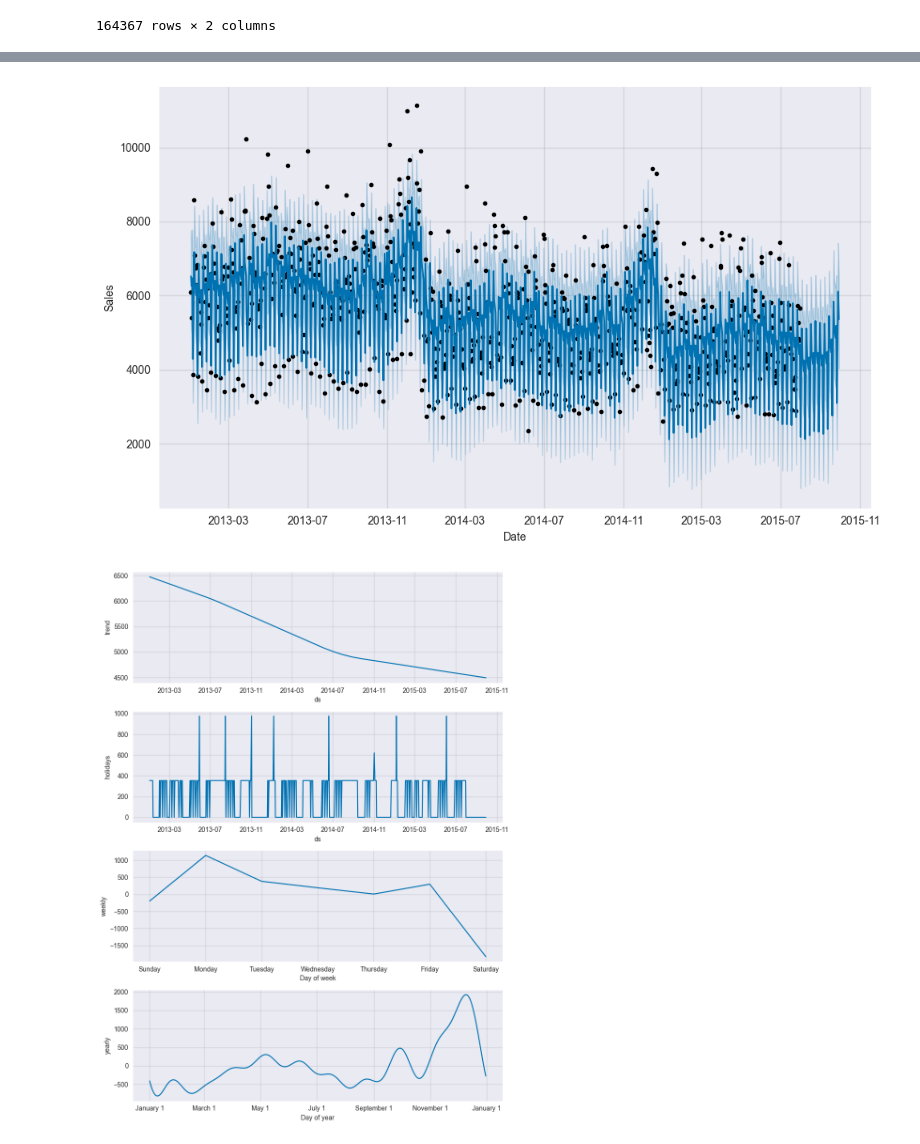
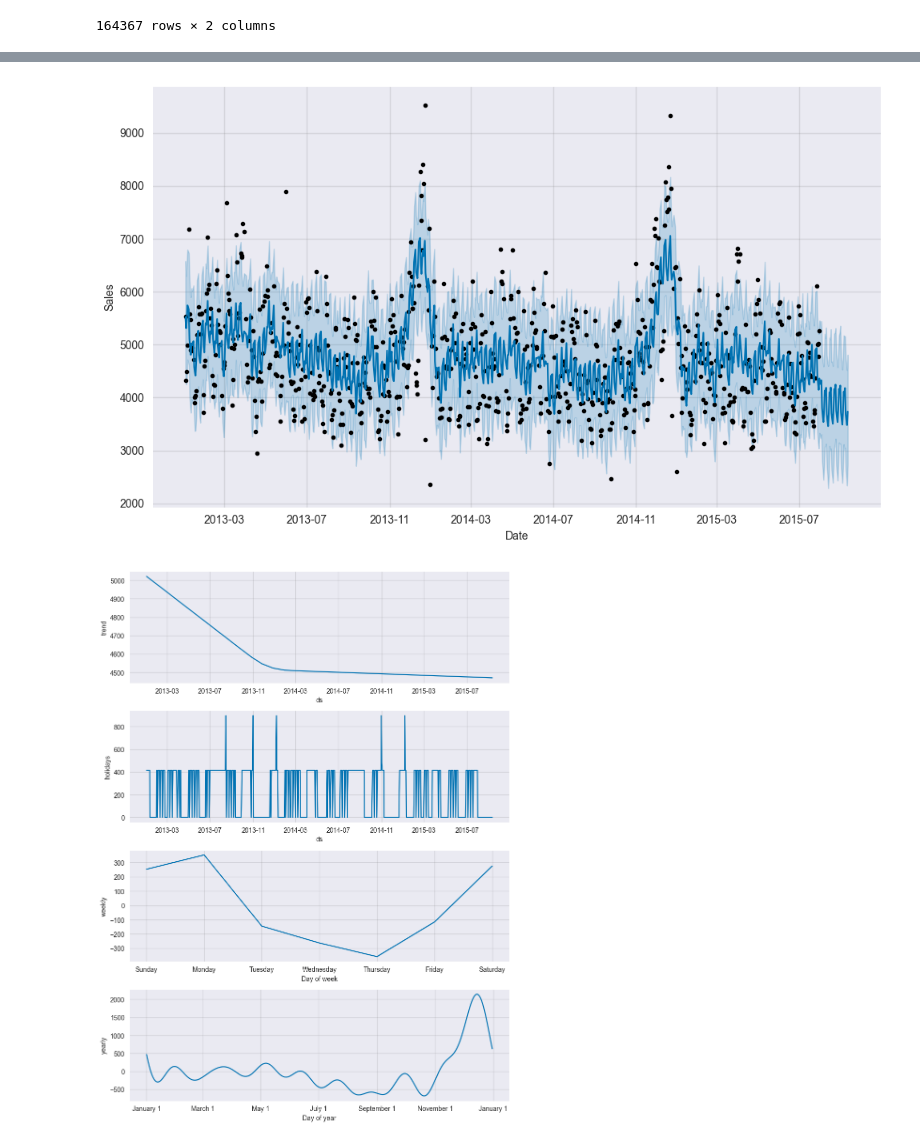
Before and after one commit to ToanNV/bps-asm, a Jupyter notebook: asm2/rossmann_store_sales_solution.ipynb, the cells around one changed output, grey strips where cells are left out. Cells and saved outputs as stored; diff of their text form; code cells hidden in the pictures.

Commit message:
Do sales prediction for store #1 and analyze results

```diff
--- a/asm2/rossmann_store_sales_solution.ipynb
+++ b/asm2/rossmann_store_sales_solution.ipynb
@@ -211,3 +211,7 @@ sales_train_df.describe()
 | 50% | 558.000000 | 3.000000 | 6369.000000 | 676.000000 | 0.000000 | 0.000000 |
 | 75% | 837.000000 | 5.000000 | 8360.000000 | 893.000000 | 1.000000 | 0.000000 |
 | max | 1115.000000 | 7.000000 | 41551.000000 | 7388.000000 | 1.000000 | 1.000000 |
+# %%
+# adding the column SalePerCustomer
+sales_train_df['SalePerCustomer'] = sales_train_df['Sales']/sales_train_df['Customers']
+print(sales_train_df['SalePerCustomer'].describe())
@@ -601,5 +618,5 @@ school_state_holidays
 164367 rows × 2 columns
 # %%
 # Let's make predictions using holidays for a specific store
-sales_prediction(6, sales_train_all_df, school_state_holidays, 60)
+sales_prediction(1, sales_train_all_df, school_state_holidays, 42)
 # %% [output]
@@ -608,2 +625,2 @@ sales_prediction(6, sales_train_all_df, school_state_holidays, 60)
-[figure, old version]
+[figure, new version]
-[figure, old version]
+[figure, new version]
```
Also changed, not shown: parts of 13 cells of this notebook.
